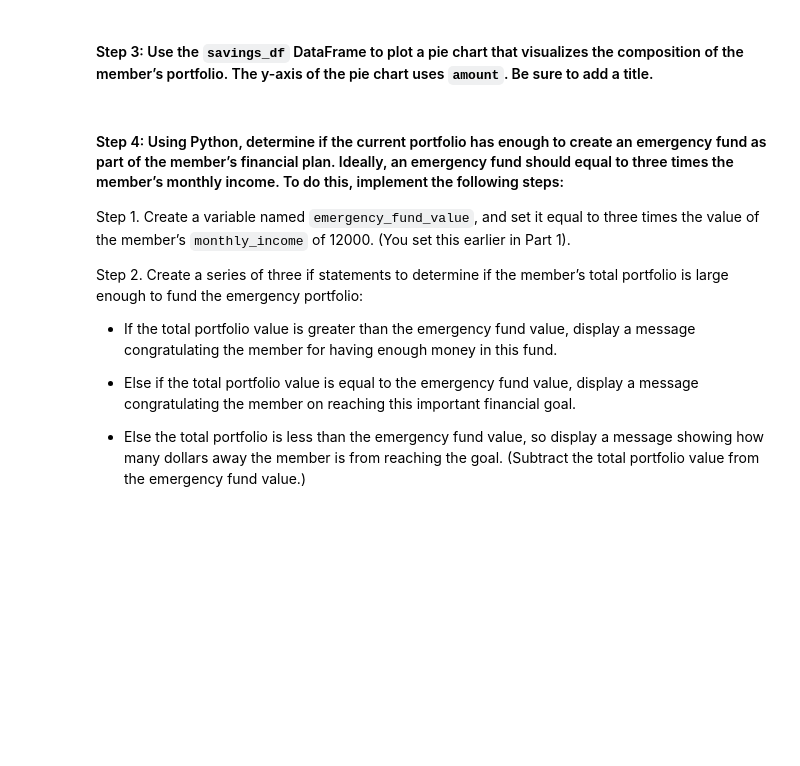
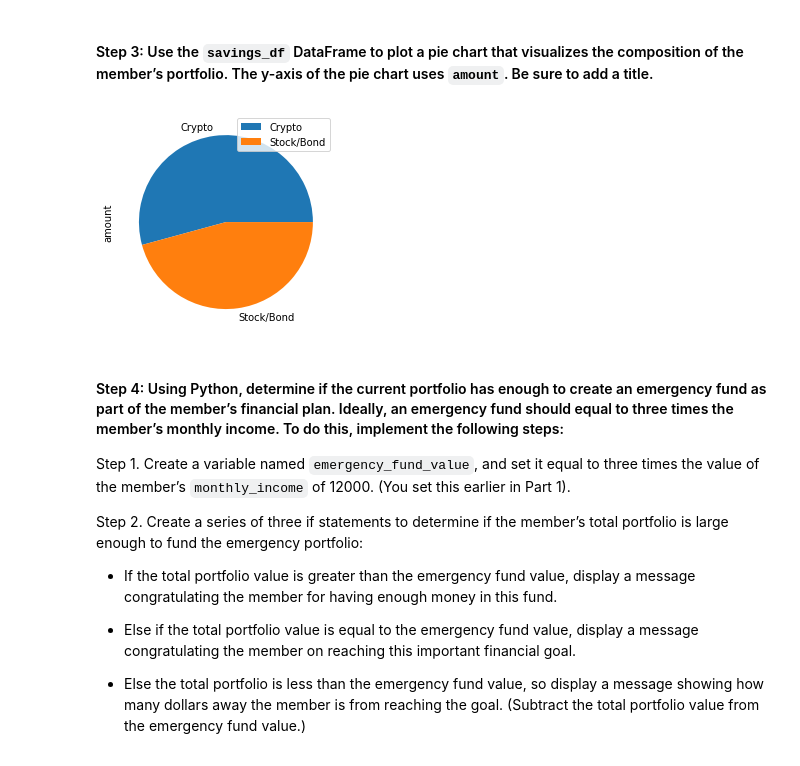
Before and after one commit to KCorstor/Financial_Planner, a Jupyter notebook: Starter_Code 5/financial_planning_tools.ipynb, the cells around one changed output. Cells and saved outputs as stored; diff of their text form; code cells hidden in the pictures; blank space fills up the shorter version.

```diff
--- a/Starter_Code 5/financial_planning_tools.ipynb
+++ b/Starter_Code 5/financial_planning_tools.ipynb
@@ -383,7 +365,9 @@ display(savings_df)
 #### Step 3: Use the `savings_df` DataFrame to plot a pie chart that visualizes the composition of the member’s portfolio. The y-axis of the pie chart uses `amount`. Be sure to add a title.
 # %%
 # Plot the total value of the member's portfolio (crypto and stock/bond) in a pie chart
-# YOUR CODE HERE
+savings_df.plot.pie(y="amount");
+# %% [output]
+[figure, added]
 # %% [markdown]
 #### Step 4: Using Python, determine if the current portfolio has enough to create an emergency fund as part of the member’s financial plan. Ideally, an emergency fund should equal to three times the member’s monthly income. To do this, implement the following steps:
 
```
Also changed, not shown: parts of 37 cells of this notebook, 1 other file.
